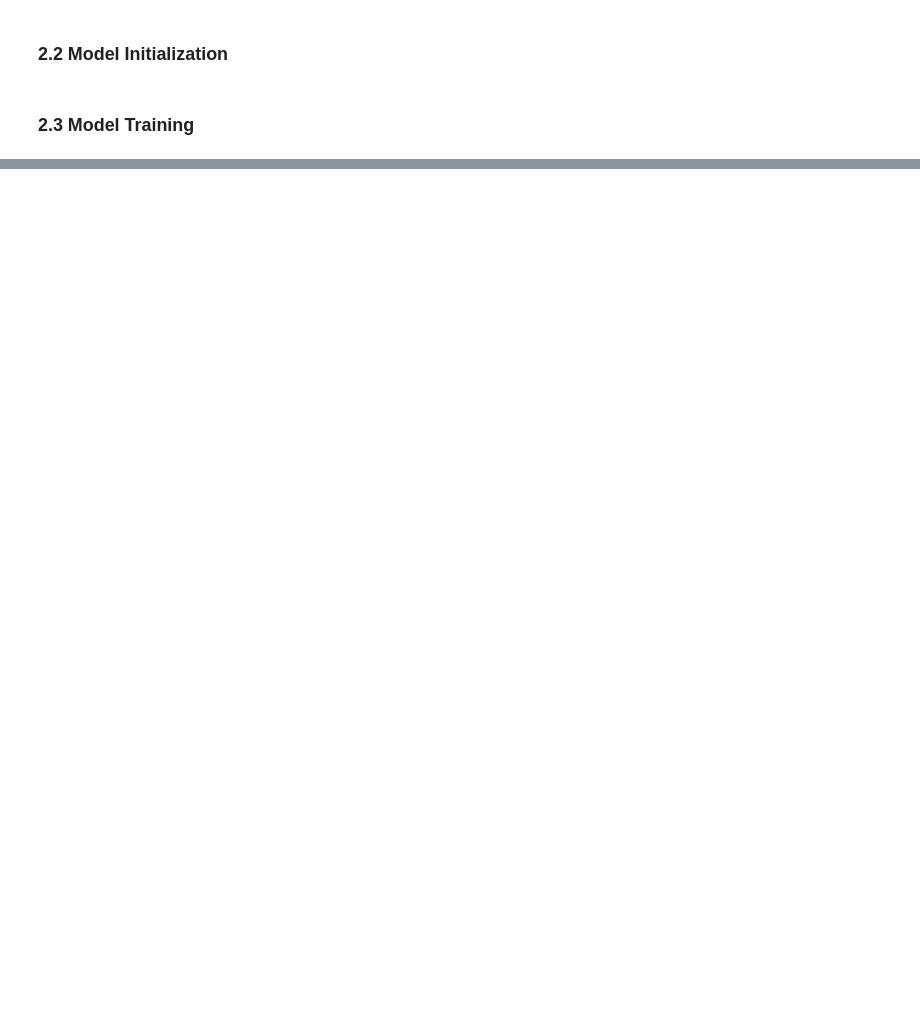
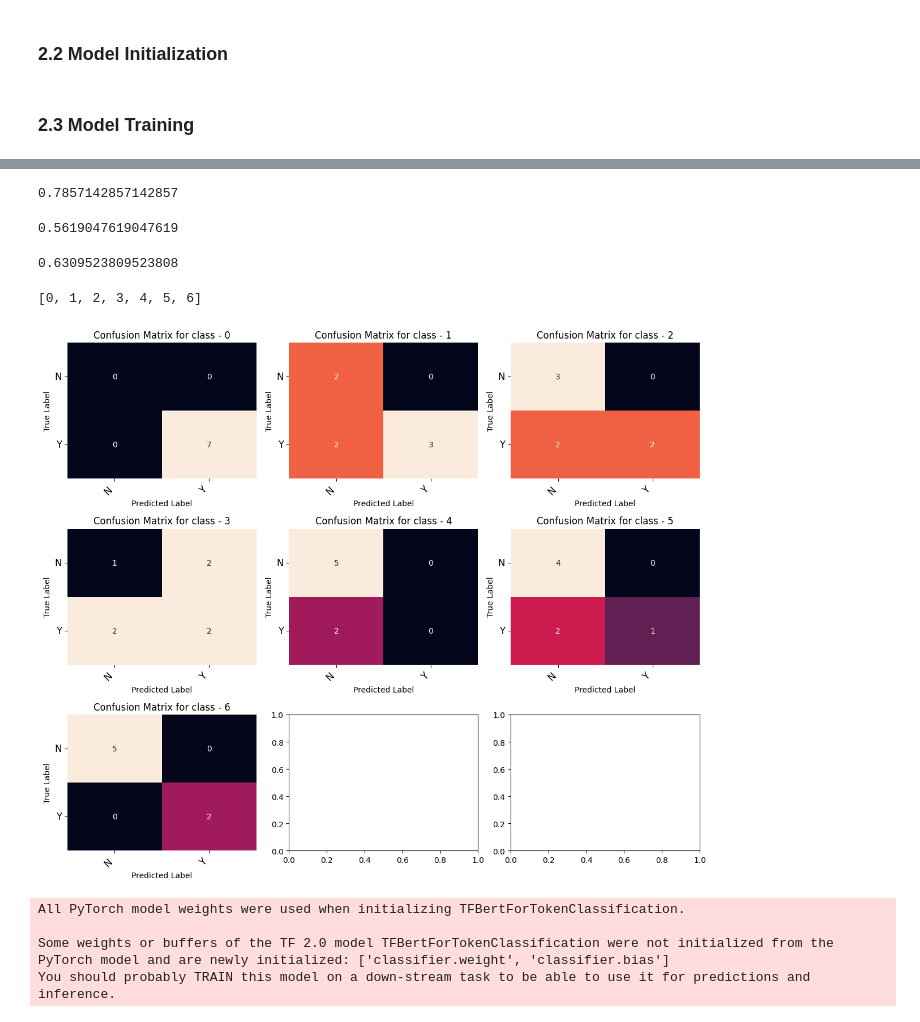
Before and after one commit to Mark-Barbaric/IBM_Machine_Learning_Certificate, a Jupyter notebook: Deep_Learning_and_Reinforcement_Learning/final_assignment/deep_learning_final_assignment.ipynb, the cells around one changed output, grey strips where cells are left out. Cells and saved outputs as stored; diff of their text form; code cells hidden in the pictures; blank space fills up the shorter version.

```diff
--- a/Deep_Learning_and_Reinforcement_Learning/final_assignment/deep_learning_final_assignment.ipynb
+++ b/Deep_Learning_and_Reinforcement_Learning/final_assignment/deep_learning_final_assignment.ipynb
@@ -406,0 +523,50 @@ ner_model.fit(train_dataset, epochs=NUM_EPOCHS)
+# %%
+converted_y_test, converted_y_pred = convert_ner_predictions(y_test, y_pred, -1)
+# %%
+mlb = MultiLabelBinarizer()
+mlb_converted_y_test = mlb.fit_transform(converted_y_test)
+mlb_converted_y_pred = mlb.transform(converted_y_pred)
+# %%
+ps = precision_score(mlb_converted_y_test, mlb_converted_y_pred, average='macro')
+# mlflow.log_metric('precision_score', precision_score)
+ps
+# %% [output]
+0.7857142857142857
+# %%
+rs = recall_score(mlb_converted_y_test, mlb_converted_y_pred, average='macro')
+# mlflow.log_metric('recall_score', recall_score)
+rs
+# %% [output]
+0.5619047619047619
+# %%
+f1 = f1_score(mlb_converted_y_test, mlb_converted_y_pred, average='macro')
+# mlflow.log_metric('f1_score', f1_score)
+f1
+# %% [output]
+0.6309523809523808
+# %%
+labels = list(NERLabelType.lst())
+labels
+# %% [output]
+[0, 1, 2, 3, 4, 5, 6]
+# %%
+multi_label_cm = multilabel_confusion_matrix(mlb_converted_y_test, mlb_converted_y_pred)
+# %%
+plot_multi_class_confusion_matrix(labels, multi_label_cm)
+# %% [output]
+[figure, added]
+# %%
+from transformers import TFAutoModelForTokenClassification, AutoTokenizer
+
+# Load pre-trained tokenizer
+model_name = "bert-base-cased"
+tokenizer = AutoTokenizer.from_pretrained(model_name)
+
+# Load pre-trained model for token classification
+num_labels = 7  # Number of NER classes, including "O" for non-entities
+model = TFAutoModelForTokenClassification.from_pretrained(model_name, num_labels=num_labels)
+# %% [output]
+All PyTorch model weights were used when initializing TFBertForTokenClassification.
+
+Some weights or buffers of the TF 2.0 model TFBertForTokenClassification were not initialized from the PyTorch model and are newly initialized: ['classifier.weight', 'classifier.bias']
+You should probably TRAIN this model on a down-stream task to be able to use it for predictions and inference.
```
Also changed, not shown: parts of 24 cells of this notebook, 4 other files.
